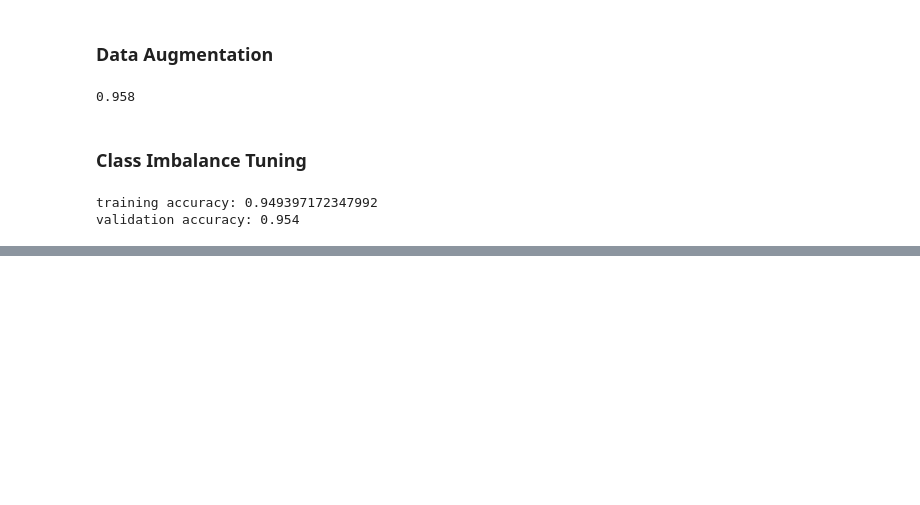
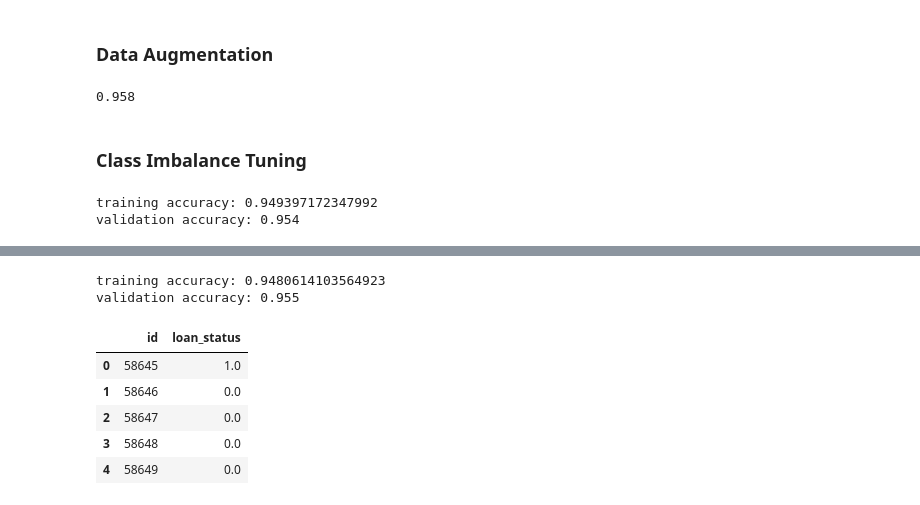
Before and after one commit to AndreJacobsPy/loan-approval-prediction, a Jupyter notebook: modeling.ipynb, the cells around one changed output, grey strips where cells are left out. Drawn from its saved outputs; the diff is of its cells as text; code cells hidden in the pictures; blank space fills up the shorter version.

Commit message:
built some more models but random forest is still the best.

```diff
--- a/modeling.ipynb
+++ b/modeling.ipynb
@@ -239,0 +277,4 @@ class_imbalance_submission.to_csv("output/class_imbalance.csv", index=False)
+# %%
+# how to use model before training
+small_network = SmallModel()
+small_network(train_x)
@@ -239,0 +289,25 @@ class_imbalance_submission.to_csv("output/class_imbalance.csv", index=False)
+# %%
+def training_loop(network: nn.Module, optimizer_, x, y, valx, valy, epochs=10000):
+    loss_fn = nn.BCEWithLogitsLoss()
+    optimizer_ = optimizer_
+    network.train()
+
+    # training loop
+    for epoch in range(epochs):
+        # forward pass
+        optimizer_.zero_grad()
+        prediction = network(x)
+
+        # calculate loss
+        loss = loss_fn(prediction, y.float())
+        val_loss = loss_fn(network(valx), valy.float())
+        loss.backward()
+
+        # update weights
+        optimizer_.step()
+
+        if epoch % 100 == 0:
+            print(f"Epoch {epoch} --- Loss = {loss.item()} --- Validation Loss = {val_loss.item()}")
+# %%
+optimizer = torch.optim.Adam(small_network.parameters(), lr=0.001)
+training_loop(small_network, optimizer, train_x, train_y, val_x, val_y)
@@ -239,0 +338,23 @@ class_imbalance_submission.to_csv("output/class_imbalance.csv", index=False)
+# %%
+print(f"training accuracy: {training_score}")
+print(f"validation accuracy: {validation_score}")
+# %% [output]
+training accuracy: 0.9480614103564923
+validation accuracy: 0.955
+# %%
+# creating a submission
+submission = pd.DataFrame()
+test_data = pd.read_csv("data/test.csv", index_col="id")
+submission["id"] = test_data.index
+test_data = preprocessing.transform(test_data)
+predictions = small_network(torch.tensor(test_data)) >= 0.5
+submission["loan_status"] = predictions.float()
+# %%
+submission.head()
+# %% [output]
+|  | id | loan_status |
+| 0 | 58645 | 1.0 |
+| 1 | 58646 | 0.0 |
+| 2 | 58647 | 0.0 |
+| 3 | 58648 | 0.0 |
+| 4 | 58649 | 0.0 |
```
Also changed, not shown: parts of 10 cells of this notebook, 1 other file.
